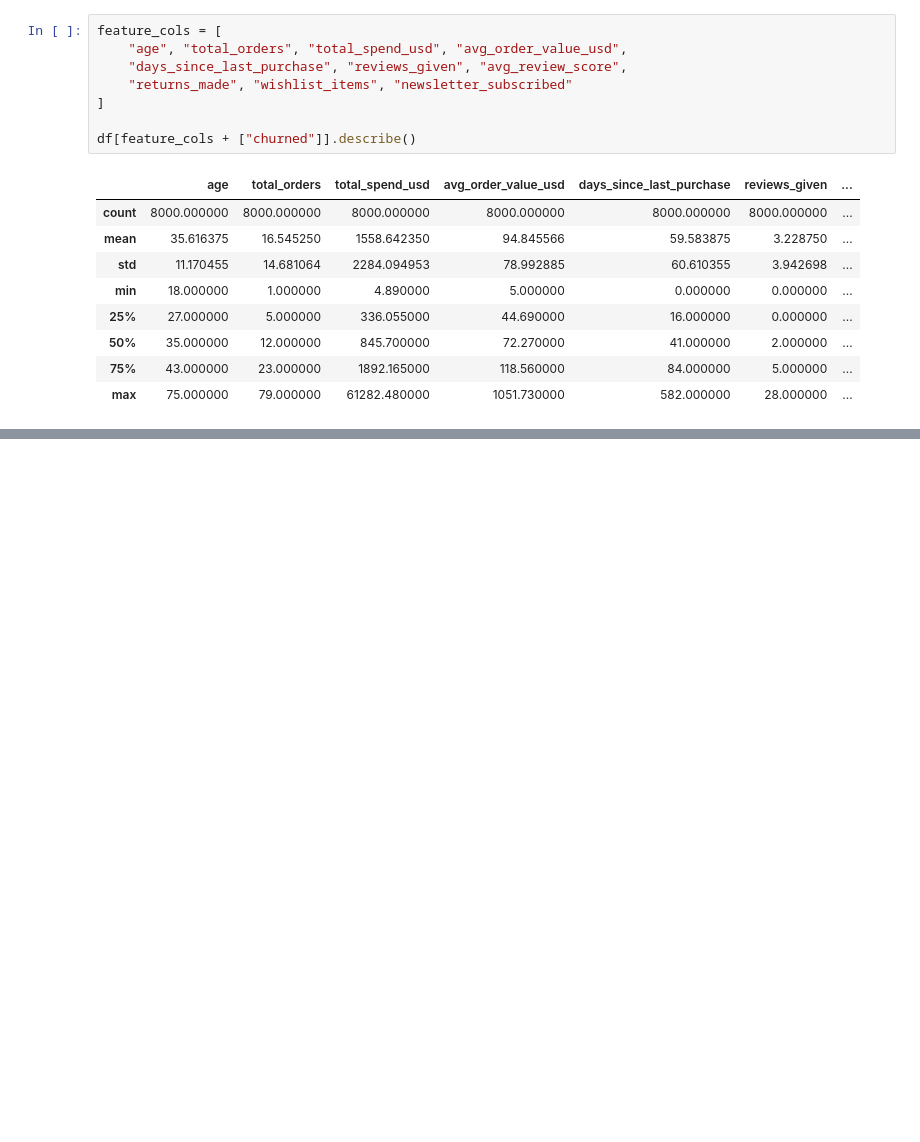
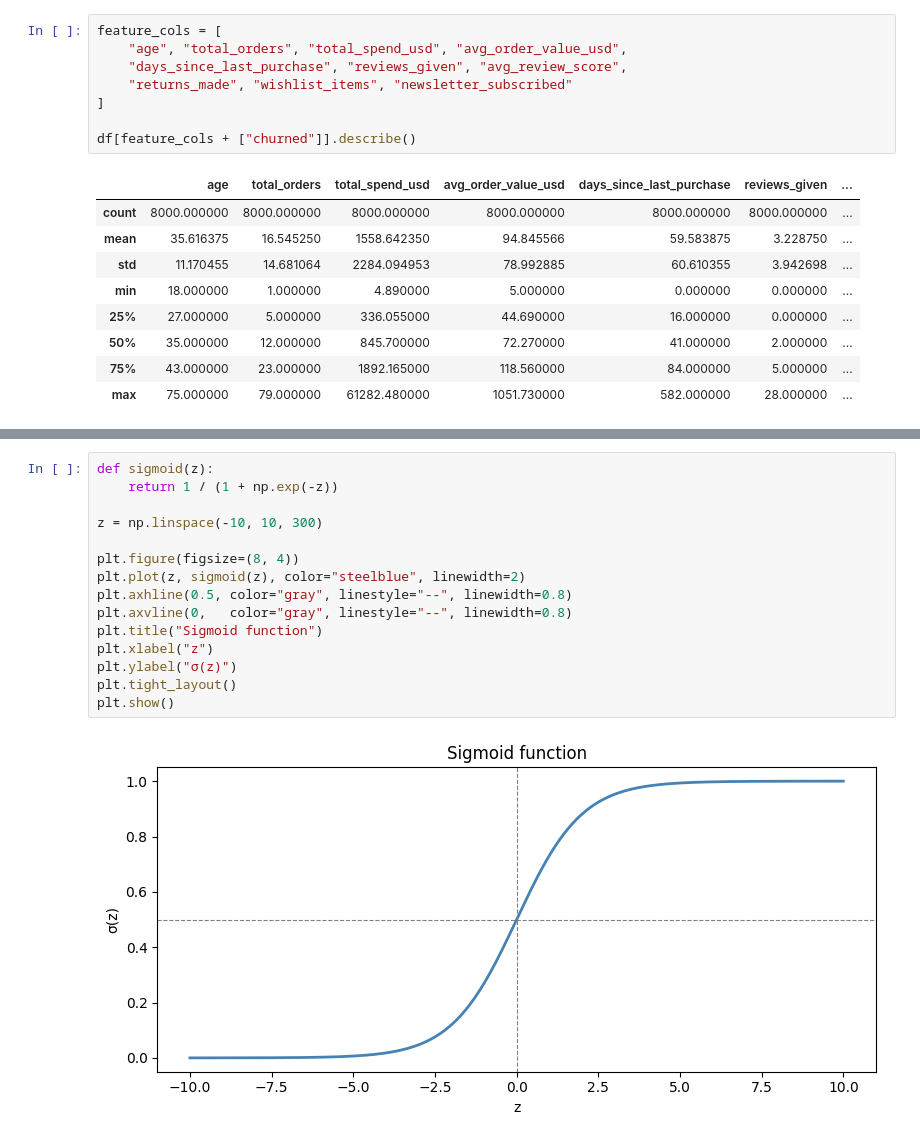
Before and after one commit to FacundoBerthet/CS299-stanford-2018-autumn, a Jupyter notebook: models/03_logistic_regression.ipynb, the cells around one changed output, grey strips where cells are left out. Saved outputs shown, nothing was run; the diff lists cells and outputs as text; blank space fills up the shorter version.

```diff
--- a/models/03_logistic_regression.ipynb
+++ b/models/03_logistic_regression.ipynb
@@ -92,0 +196,17 @@ df[feature_cols + ["churned"]].describe()
+# %%
+def sigmoid(z):
+    return 1 / (1 + np.exp(-z))
+
+z = np.linspace(-10, 10, 300)
+
+plt.figure(figsize=(8, 4))
+plt.plot(z, sigmoid(z), color="steelblue", linewidth=2)
+plt.axhline(0.5, color="gray", linestyle="--", linewidth=0.8)
+plt.axvline(0,   color="gray", linestyle="--", linewidth=0.8)
+plt.title("Sigmoid function")
+plt.xlabel("z")
+plt.ylabel("σ(z)")
+plt.tight_layout()
+plt.show()
+# %% [output]
+[figure, added]
```
Also changed, not shown: parts of 11 cells of this notebook.
